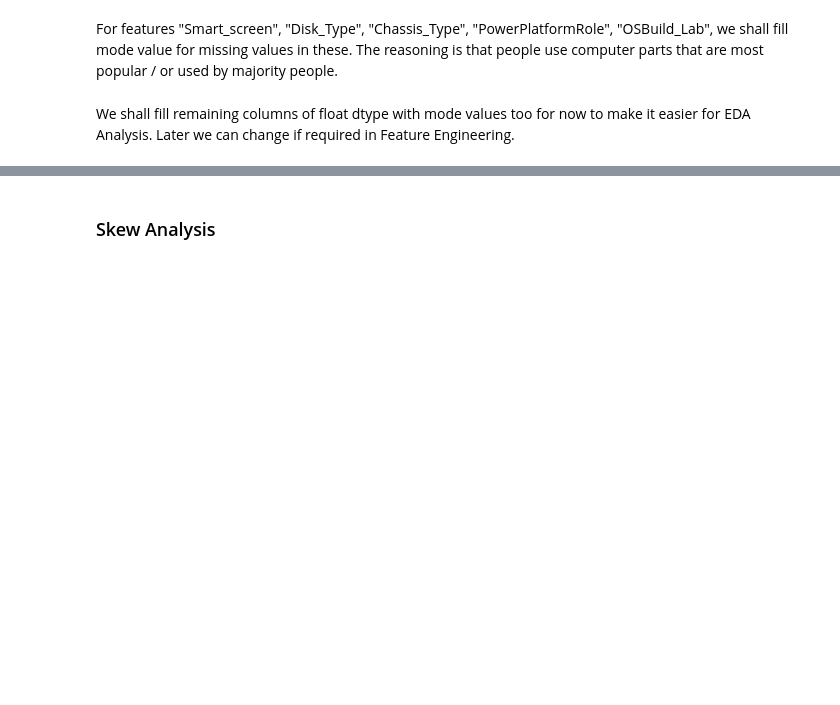
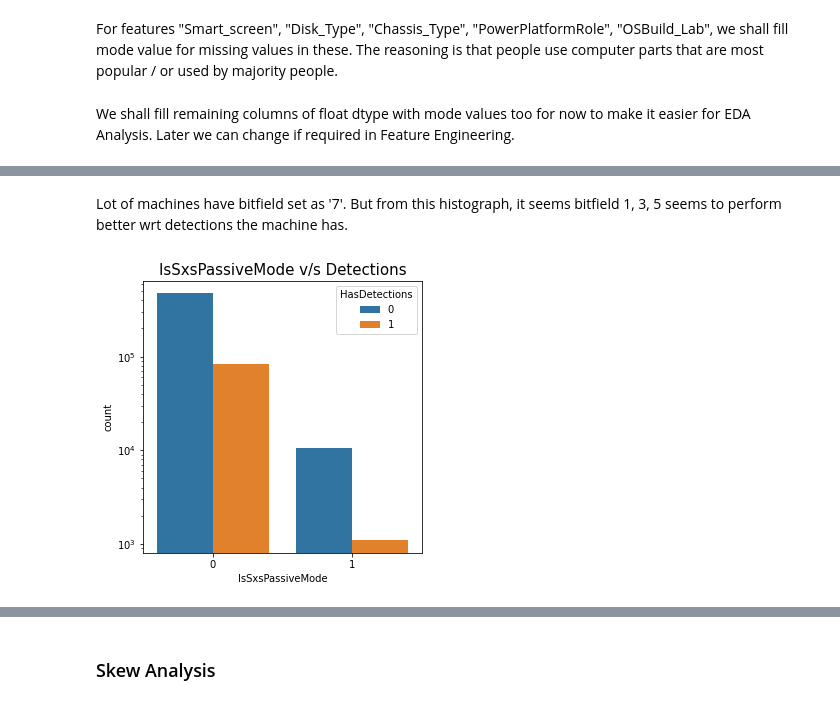
Before and after one commit to akshaymg99/Mercari_ML_QuickBytes, a Jupyter notebook: Assignment 2/Assignment_2_Pre_Processing_EDA.ipynb, the cells around one changed output, grey strips where cells are left out. Saved outputs shown, nothing was run; the diff lists cells and outputs as text; code cells hidden in the pictures; blank space fills up the shorter version.

```diff
--- a/Assignment 2/Assignment_2_Pre_Processing_EDA.ipynb
+++ b/Assignment 2/Assignment_2_Pre_Processing_EDA.ipynb
@@ -185,0 +209,11 @@ for feature in ["DefaultBrowsersIdentifier", "Census_IsFlightingInternal", "Cens
+# %% [markdown]
+Lot of machines have bitfield set as '7'. But from this histograph, it seems bitfield 1, 3, 5 seems to perform better wrt detections the machine has.
+# %%
+## SXS Passive Mode v/s Detections
+plt.figure(figsize = (5,5))
+sns.countplot(x='IsSxsPassiveMode', hue='HasDetections', data = train)
+plt.yscale('log')
+plt.title('IsSxsPassiveMode v/s Detections', size=15)
+plt.show()
+# %% [output]
+[figure, added]
```
Also changed, not shown: parts of 37 cells of this notebook.
